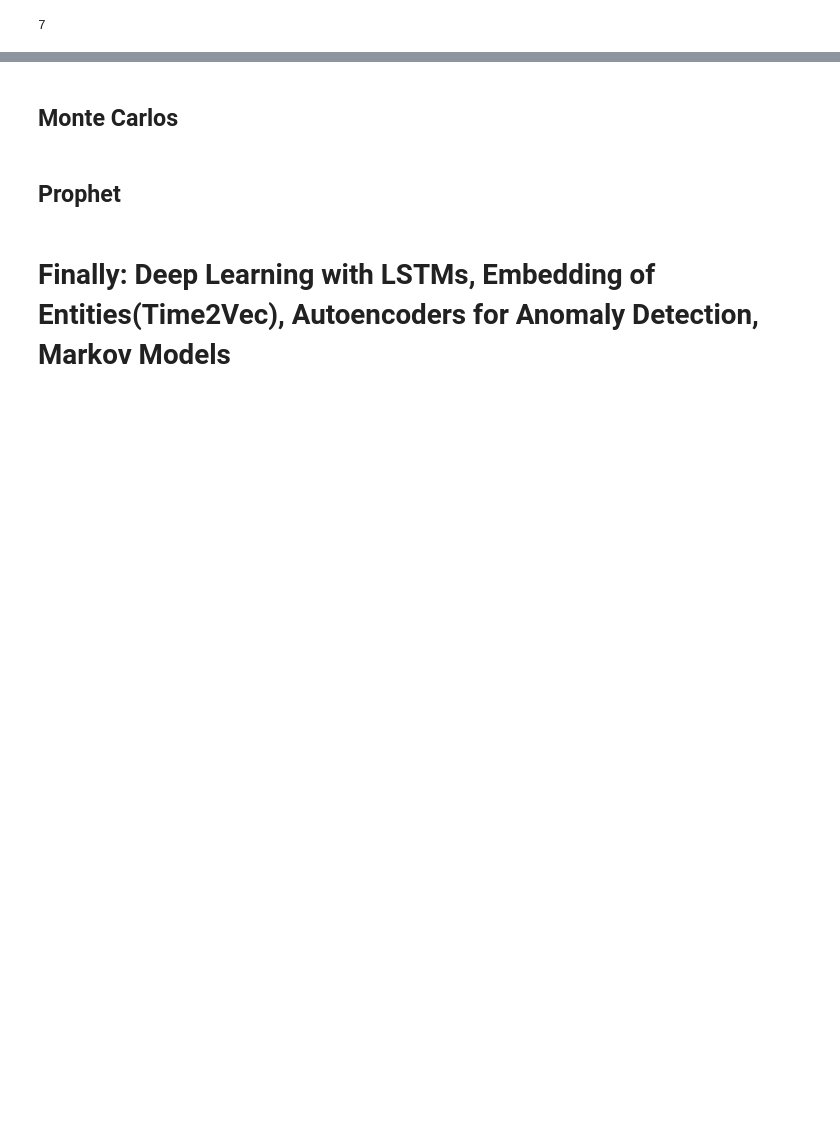
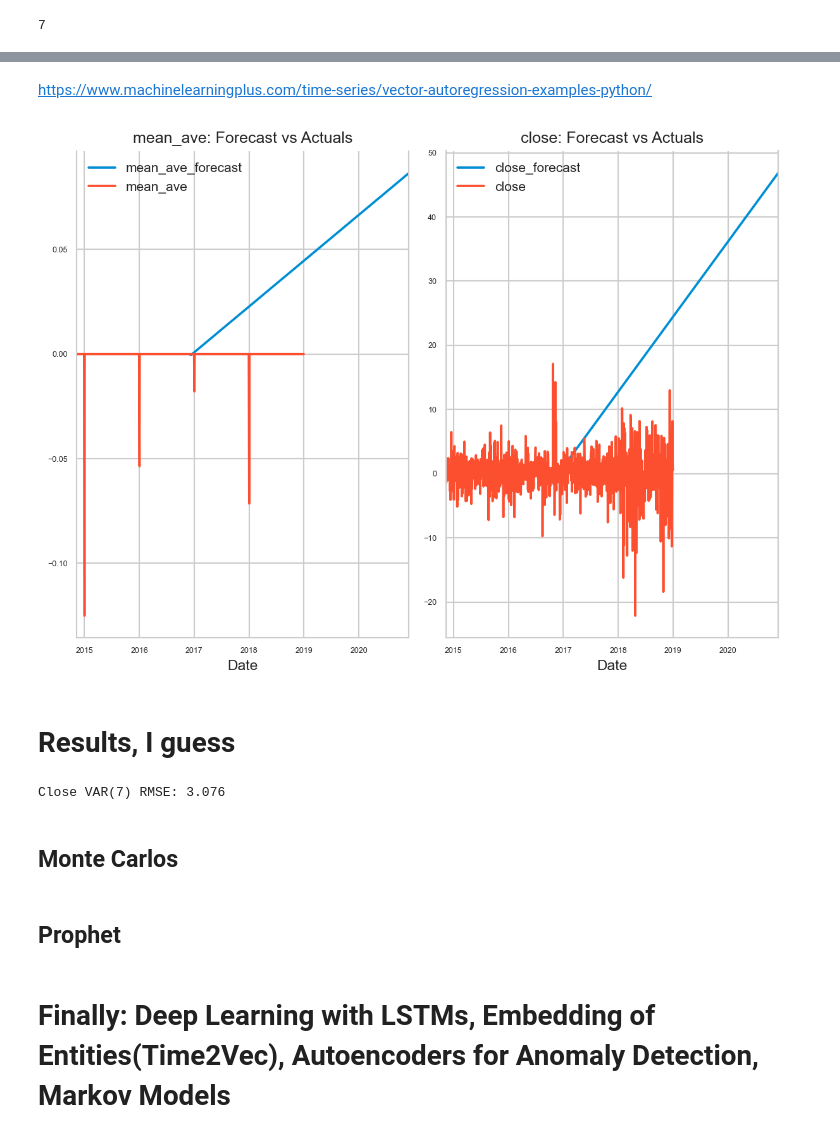
Before and after one commit to MichaelBurak/regime_changes, a Jupyter notebook: regime_changes.ipynb, the cells around one changed output, grey strips where cells are left out. Saved outputs shown, nothing was run; the diff lists cells and outputs as text; code cells hidden in the pictures; blank space fills up the shorter version.

```diff
--- a/regime_changes.ipynb
+++ b/regime_changes.ipynb
@@ -1428,0 +1457,31 @@ test
+# %%
+# df_forecast = df_forecast + np.cumsum(test)
+def invert_transformation(df_train, df_forecast, second_diff=False):
+    """Revert back the differencing to get the forecast to original scale."""
+    df_fc = df_forecast.copy()
+    columns = df_train.columns
+    for col in columns:
+        # Roll back 2nd Diff
+        if second_diff:
+            df_fc[str(col)+'_1d'] = (df_train[col].iloc[-1]-df_train[col].iloc[-2]) + df_fc[str(col)+'_2d'].cumsum()
+        # Roll back 1st Diff
+        df_fc[str(col)+'_forecast'] = df_train[col].iloc[-1] + df_fc[str(col)].cumsum()
+    return df_fc
+
+df_results = invert_transformation(train, df_forecast)
+
+df_results
+
+# are in x and original value in h0, you could do h0 + cumsum(x)
+
+
+# df_forecast.iloc[0]=df.iloc[0]
+# a = data_diff.cumsum()
+
+# df['Money'].iloc[-nobs-1]-df['Money'].iloc[-nobs-2]
+
+# df.cumsum()
+
+# df_forecast['mean_ave'] = df['Money'].iloc[-nobs-1]-df['Money'].iloc[-nobs-2]) + df_forecast['Money2d'].cumsum()
+
+# (df['Money'].iloc[-nobs-1]-df['Money'].iloc[-nobs-2])
@@ -1429,3 +1502,27 @@ test
+# %% [markdown]
+https://www.machinelearningplus.com/time-series/vector-autoregression-examples-python/
+# %%
+fig, axes = plt.subplots(nrows=int(len(diff_df.columns)/2), ncols=2, dpi=150, figsize=(8,6))
+for i, (col,ax) in enumerate(zip(diff_df.columns, axes.flatten())):
+    df_results[col+'_forecast'].plot(legend=True, ax=ax).autoscale(axis='x',tight=True)
+    test[col][-nobs:].plot(legend=True, ax=ax);
+    ax.set_title(col + ": Forecast vs Actuals")
+    ax.xaxis.set_ticks_position('none')
+    ax.yaxis.set_ticks_position('none')
+    ax.set_xlabel("Date")
+    ax.spines["top"].set_alpha(0)
+    ax.tick_params(labelsize=6)
+plt.savefig("hilarious.png")
+plt.tight_layout();
+# %% [output]
+[figure, added]
+# %% [markdown]
+# Results, I guess
+# %%
+RMSE1 = rmse(diff_df['close'][-nobs:], df_results['close'])
+print(f'Close VAR(7) RMSE: {RMSE1:.3f}')
+# %% [output]
+Close VAR(7) RMSE: 3.076
 # %% [markdown]
 ## Monte Carlos
 # %% [markdown]
```
Also changed, not shown: parts of 40 cells of this notebook, 1 other file.
